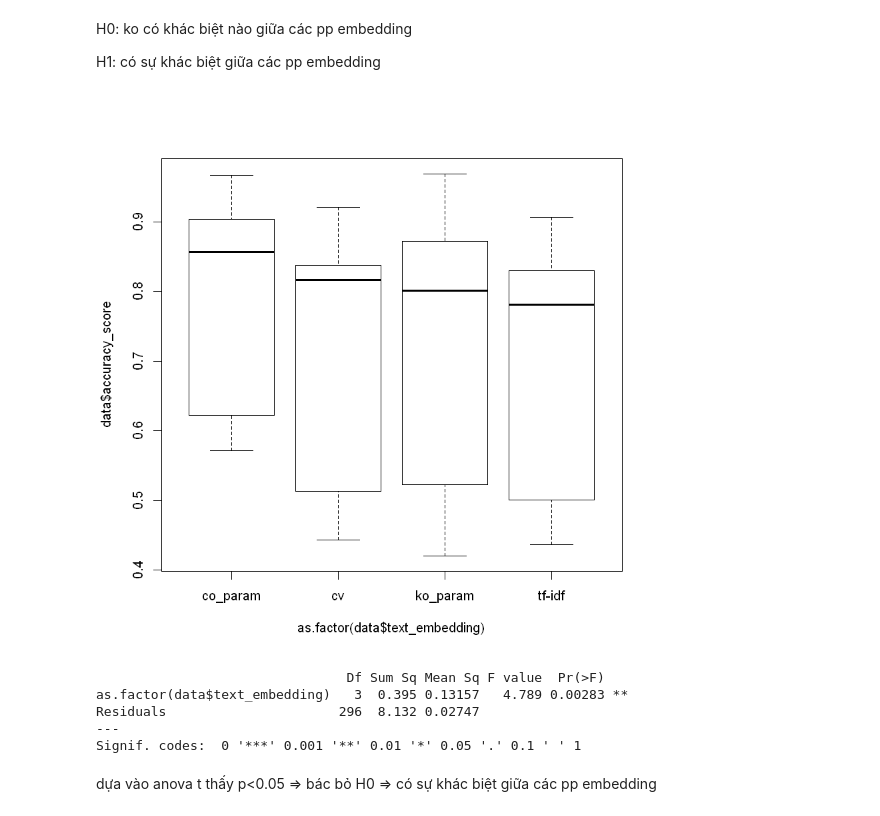
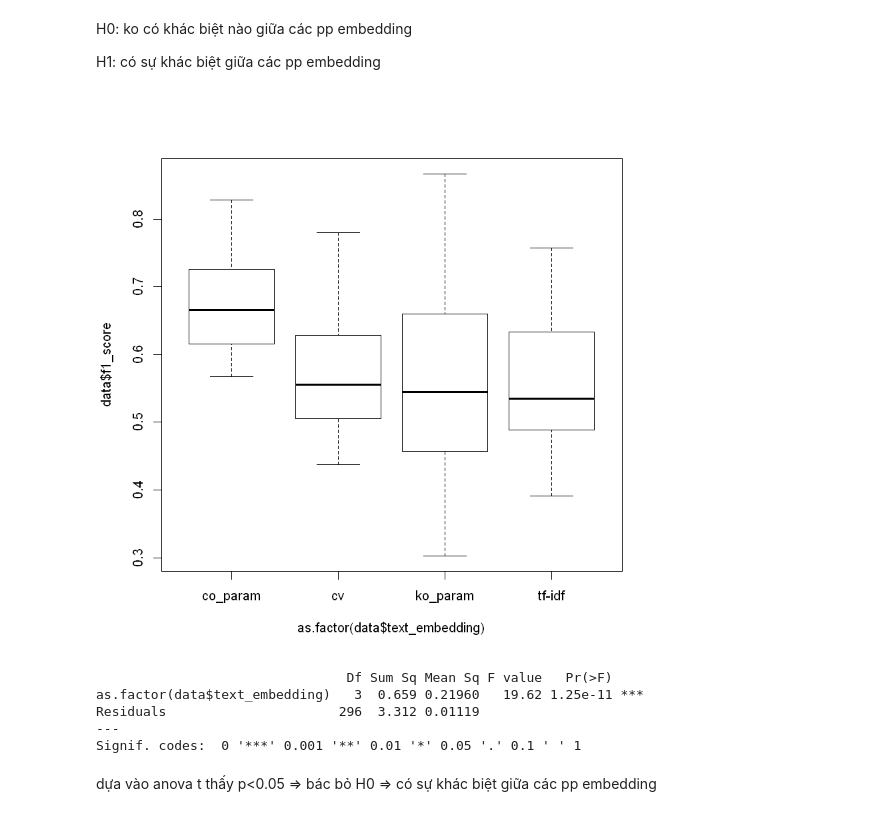
Before and after one commit to minhquan6203/Vietnamese-sentiment-analysis, a Jupyter notebook: phan_tich_thi_nghiem copy.ipynb, the cells around one changed output. Cells and saved outputs as stored; diff of their text form; code cells hidden in the pictures.

```diff
--- a/phan_tich_thi_nghiem copy.ipynb
+++ b/phan_tich_thi_nghiem copy.ipynb
@@ -60,16 +60,16 @@ H0: ko có khác biệt nào giữa các pp embedding
 
 H1: có sự khác biệt giữa các pp embedding
 # %%
-boxplot(data$accuracy_score ~ as.factor(data$text_embedding))
+boxplot(data$f1_score ~ as.factor(data$text_embedding))
 # %% [output]
-[figure, old version]
+[figure, new version]
 # %%
-av=aov(data$accuracy_score ~ as.factor(data$text_embedding))
+av=aov(data$f1_score ~ as.factor(data$text_embedding))
 summary(av)
 # %% [output]
-                                Df Sum Sq Mean Sq F value  Pr(>F)
-as.factor(data$text_embedding)   3  0.395 0.13157   4.789 0.00283 **
-Residuals                      296  8.132 0.02747
+                                Df Sum Sq Mean Sq F value   Pr(>F)
+as.factor(data$text_embedding)   3  0.659 0.21960   19.62 1.25e-11 ***
+Residuals                      296  3.312 0.01119
 ---
 Signif. codes:  0 '***' 0.001 '**' 0.01 '*' 0.05 '.' 0.1 ' ' 1
 # %% [markdown]
```
Also changed, not shown: parts of 11 cells of this notebook, 2 other files.
